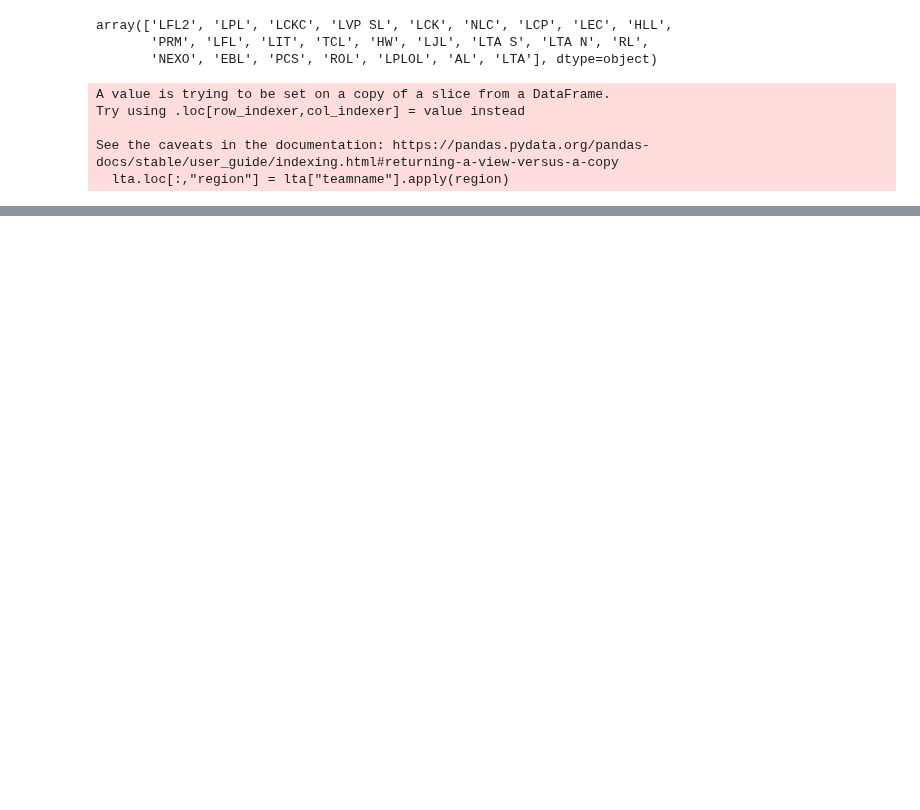
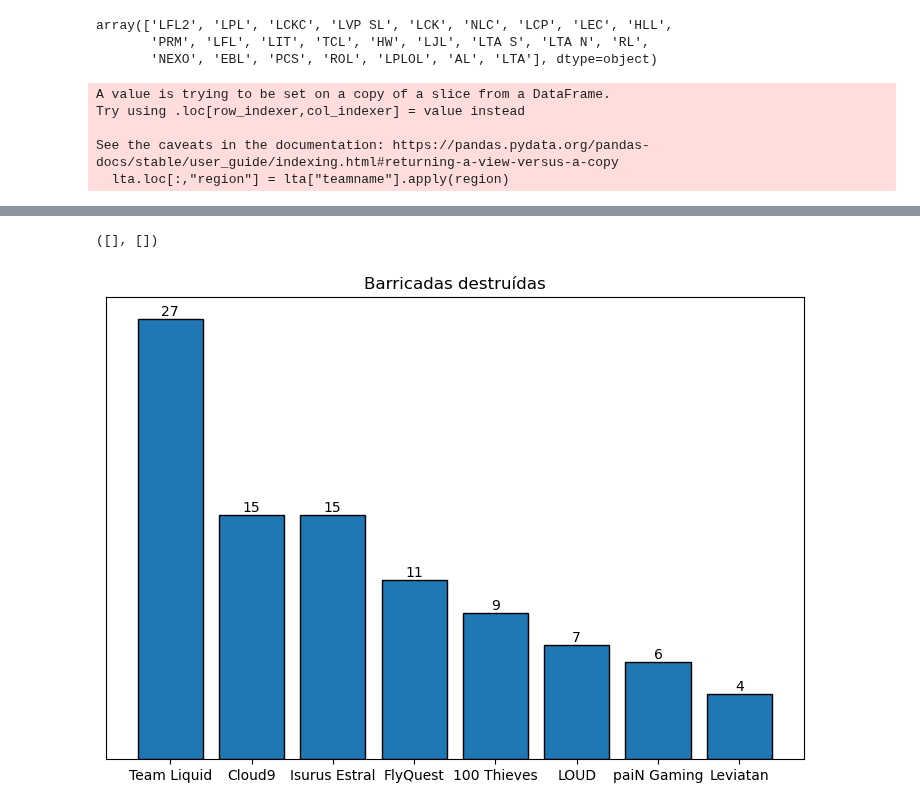
Before and after one commit to yagoandradelima/data-analysis-python, a Jupyter notebook: lol/codes/lta_sul.ipynb, the cells around one changed output, grey strips where cells are left out. Drawn from its saved outputs; the diff is of its cells as text; code cells hidden in the pictures; blank space fills up the shorter version.

Commit message:
Update lta_sul.ipynb
Criação dos graficos de barricadas destruídas e trabalho final do DataFrame.

```diff
--- a/lol/codes/lta_sul.ipynb
+++ b/lol/codes/lta_sul.ipynb
@@ -89,2 +34,2 @@ lta.iloc[:,:15].head(15)
 # %%
-lta = lta[colunas_desempenho_por_tempo]
+lta_data = lta[colunas_desempenho_por_tempo]
@@ -101,0 +73,2 @@ lta.groupby(["position"]).agg({"golddiffat10":"sum"})
+# %%
+turretplates = lta[lta['position'] == "team"][["teamname","turretplates"]].groupby(["teamname"]).sum().sort_values(by="turretplates", ascending=False).reset_index()
@@ -101,0 +102,22 @@ lta.groupby(["position"]).agg({"golddiffat10":"sum"})
+# %%
+# Gráfico de barricadas destruídas
+
+plt.figure(figsize=(9, 6))
+
+barras = plt.bar(
+    x=turretplates["teamname"],
+    height=turretplates["turretplates"],
+    edgecolor='k',
+    linewidth=1
+)
+
+for barra in barras:
+    altura = barra.get_height()
+    # Colocando rótulo nas barras
+    plt.text(barra.get_x()+barra.get_width()/2, altura, f'{altura:.0f}', ha='center', va='bottom')
+
+plt.title("Barricadas destruídas")
+plt.yticks([])
+# %% [output]
+([], [])
+[figure, added]
```
Also changed, not shown: parts of 11 cells of this notebook.
